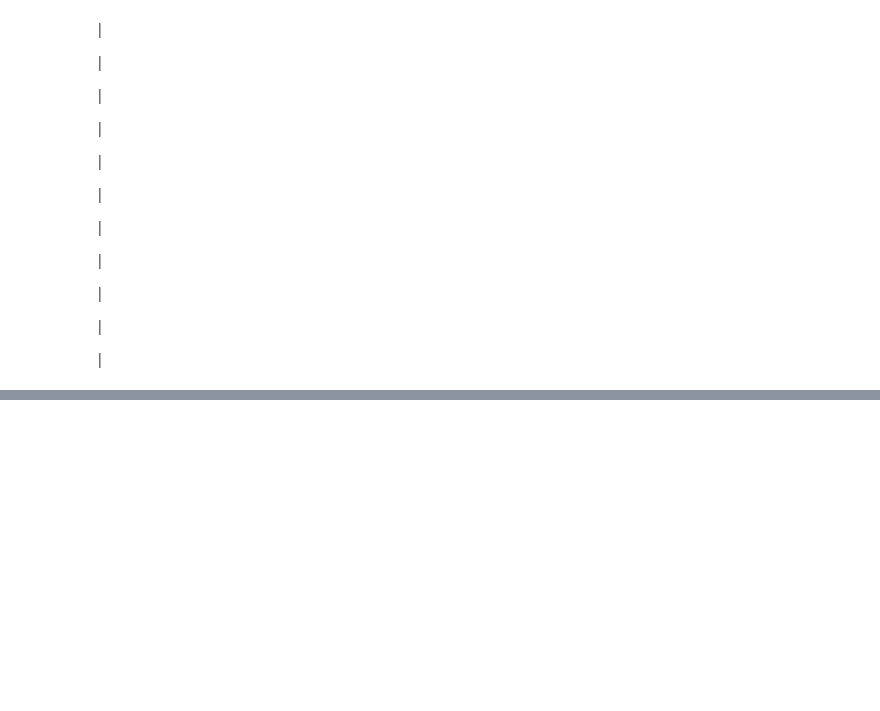
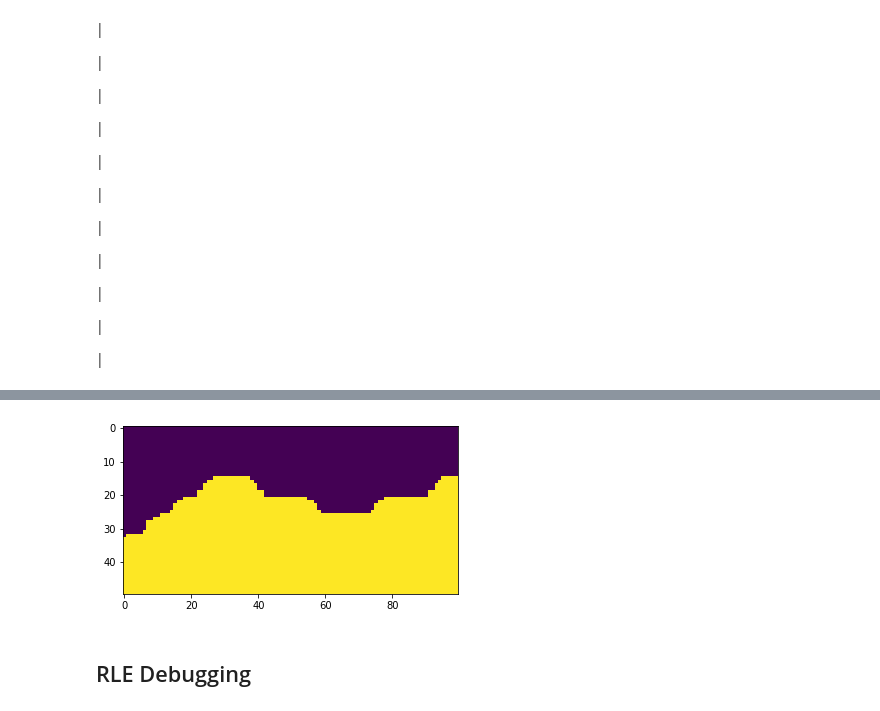
Before and after one commit to soupault/2017_kaggle_carvana, a Jupyter notebook: src/experiments.ipynb, the cells around one changed output, grey strips where cells are left out. Saved outputs shown, nothing was run; the diff lists cells and outputs as text; code cells hidden in the pictures; blank space fills up the shorter version.

```diff
--- a/src/experiments.ipynb
+++ b/src/experiments.ipynb
@@ -246,0 +155,5 @@ plt.show()
+# %%
+struct = ndi.generate_binary_structure(2, 2)
+print(struct)
+struct = ndi.iterate_structure(struct, 4)
+print(struct)
@@ -246,0 +173,10 @@ plt.show()
+# %%
+y = ndi.morphology.binary_closing(x, struct)
+# %%
+plt.imshow(y[425:475, 550:650])
+plt.show()
+# %% [output]
+[figure, added]
+# %% [markdown]
+RLE Debugging
+---------------
```
Also changed, not shown: parts of 26 cells of this notebook, 2 other files.
